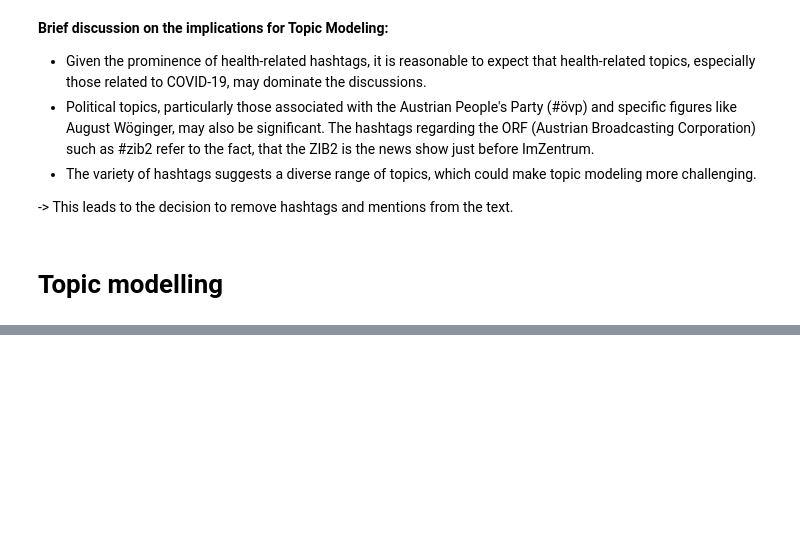
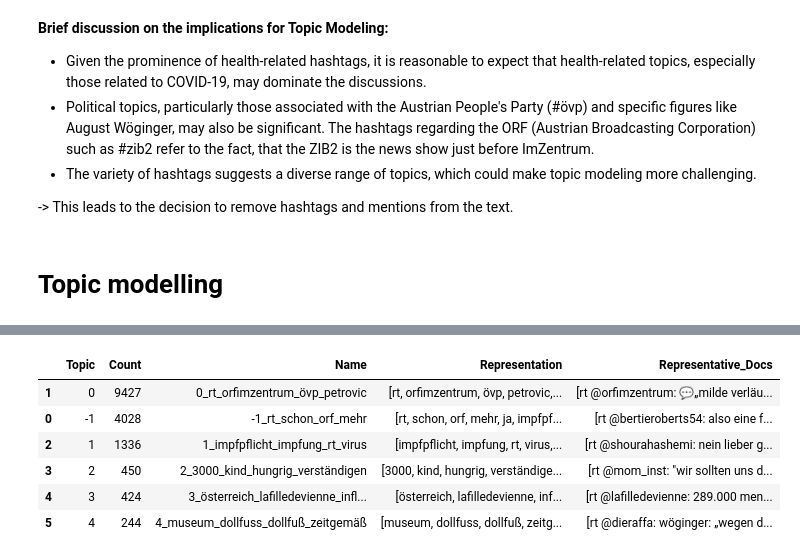
Before and after one commit to PaulSchmidinger/iu_twitterTopicModelling, a Jupyter notebook: topic_modelling.ipynb, the cells around one changed output, grey strips where cells are left out. Cells and saved outputs as stored; diff of their text form; code cells hidden in the pictures; blank space fills up the shorter version.

```diff
--- a/topic_modelling.ipynb
+++ b/topic_modelling.ipynb
@@ -153,5 +240,13 @@ topic_model.visualize_barchart(top_n_topics=10)
 # %%
 #sort topics by frequency
 df_topics = topic_model.get_topic_info()
 df_topics = df_topics.sort_values('Count', ascending=False)
-df_topics.head(5)
+df_topics.head(6)
+# %% [output]
+|  | Topic | Count | Name | Representation | Representative_Docs |
+| 1 | 0 | 9427 | 0_rt_orfimzentrum_övp_petrovic | [rt, orfimzentrum, övp, petrovic,... | [rt @orfimzentrum: 💬„milde verläu... |
+| 0 | -1 | 4028 | -1_rt_schon_orf_mehr | [rt, schon, orf, mehr, ja, impfpf... | [rt @bertieroberts54: also eine f... |
+| 2 | 1 | 1336 | 1_impfpflicht_impfung_rt_virus | [impfpflicht, impfung, rt, virus,... | [rt @shourahashemi: nein lieber g... |
+| 3 | 2 | 450 | 2_3000_kind_hungrig_verständigen | [3000, kind, hungrig, verständige... | [rt @mom_inst: "wir sollten uns d... |
+| 4 | 3 | 424 | 3_österreich_lafilledevienne_infl... | [österreich, lafilledevienne, inf... | [rt @lafilledevienne: 289.000 men... |
+| 5 | 4 | 244 | 4_museum_dollfuss_dollfuß_zeitgemäß | [museum, dollfuss, dollfuß, zeitg... | [rt @dieraffa: wöginger: „wegen d... |
```
Also changed, not shown: parts of 13 cells of this notebook.
